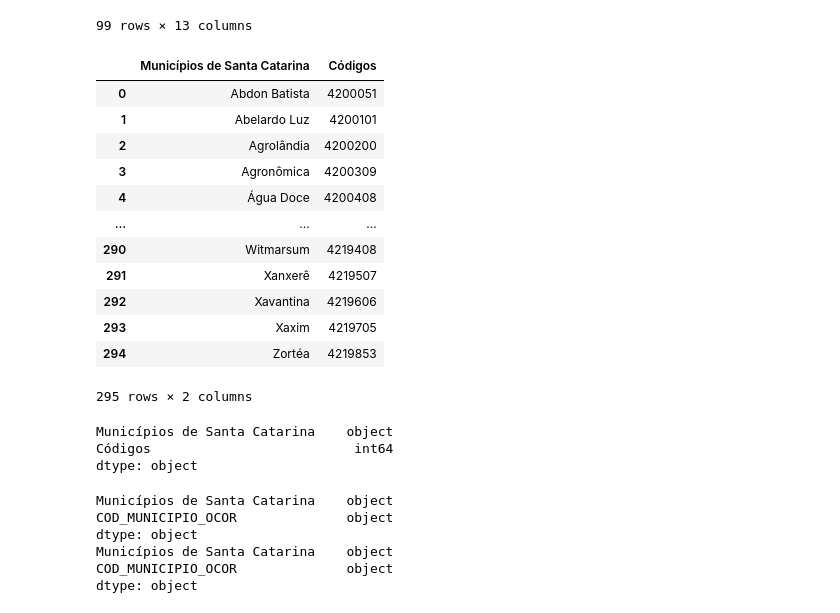
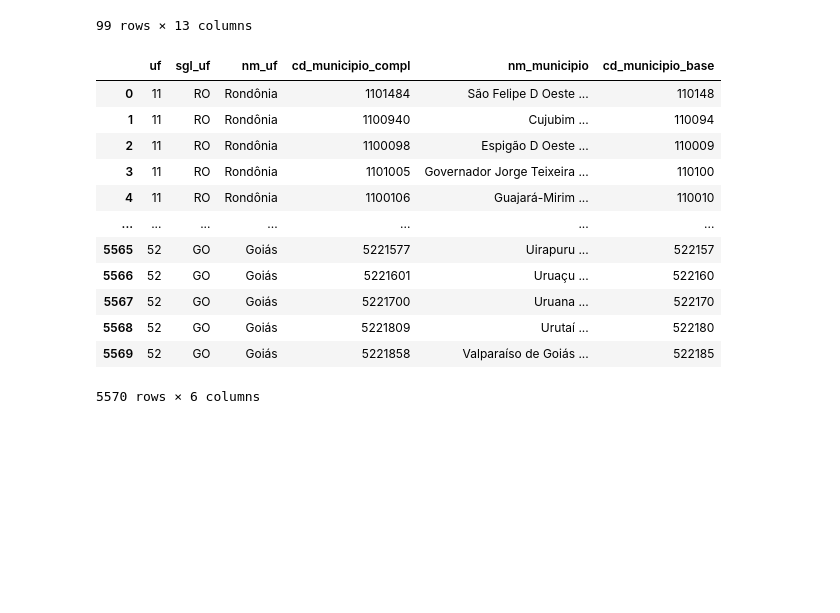
Before and after one commit to drianc/TCC-PUC-MINAS, a Jupyter notebook: TCC_Ciencia_Dados_PUC_Minas.ipynb, the cells around one changed output. Cells and saved outputs as stored; diff of their text form; code cells hidden in the pictures; blank space fills up the shorter version.

```diff
--- a/TCC_Ciencia_Dados_PUC_Minas.ipynb
+++ b/TCC_Ciencia_Dados_PUC_Minas.ipynb
@@ -225,49 +225,25 @@ df_Mort_2019_alt_2
 99 rows × 13 columns
 # %%
 #busca a tabelas tabelas do ibge
-df_ibge = pd.read_html('https://www.ibge.gov.br/explica/codigos-dos-municipios.php#MG')
+#df_ibge = pd.read_html('https://www.ibge.gov.br/explica/codigos-dos-municipios.php#MG')
+df_ibge = pd.read_csv('tabela_ibge.csv',sep=';',encoding = 'ISO-8859-1')
+
 
 #buscar apenas Estado de Minas Gerais
-df_ibge_mg = df_ibge[24]
-df_ibge_mg.to_csv('ibge_mg.csv')
-df_ibge_mg
+#df_ibge_mg = df_ibge[24]
+#df_ibge_mg.to_csv('ibge_mg.csv')
+df_ibge
 # %% [output]
-|  | Municípios de Santa Catarina | Códigos |
-| 0 | Abdon Batista | 4200051 |
-| 1 | Abelardo Luz | 4200101 |
-| 2 | Agrolândia | 4200200 |
-| 3 | Agronômica | 4200309 |
-| 4 | Água Doce | 4200408 |
-| ... | ... | ... |
-| 290 | Witmarsum | 4219408 |
-| 291 | Xanxerê | 4219507 |
-| 292 | Xavantina | 4219606 |
-| 293 | Xaxim | 4219705 |
-| 294 | Zortéa | 4219853 |
+|  | uf | sgl_uf | nm_uf | cd_municipio_compl | nm_municipio | cd_municipio_base |
+| 0 | 11 | RO | Rondônia | 1101484 | São Felipe D Oeste ... | 110148 |
+| 1 | 11 | RO | Rondônia | 1100940 | Cujubim ... | 110094 |
+| 2 | 11 | RO | Rondônia | 1100098 | Espigão D Oeste ... | 110009 |
+| 3 | 11 | RO | Rondônia | 1101005 | Governador Jorge Teixeira ... | 110100 |
+| 4 | 11 | RO | Rondônia | 1100106 | Guajará-Mirim ... | 110010 |
+| ... | ... | ... | ... | ... | ... | ... |
+| 5565 | 52 | GO | Goiás | 5221577 | Uirapuru ... | 522157 |
+| 5566 | 52 | GO | Goiás | 5221601 | Uruaçu ... | 522160 |
+| 5567 | 52 | GO | Goiás | 5221700 | Uruana ... | 522170 |
+| 5568 | 52 | GO | Goiás | 5221809 | Urutaí ... | 522180 |
+| 5569 | 52 | GO | Goiás | 5221858 | Valparaíso de Goiás ... | 522185 |
-295 rows × 2 columns
+5570 rows × 6 columns
-# %%
-print(df_ibge_mg.dtypes)
-# %% [output]
-Municípios de Santa Catarina    object
-Códigos                          int64
-dtype: object
-# %%
-df_ibge_mg['Códigos'] = df_ibge_mg['Códigos'].astype(str)
-df_ibge_mg["COD_MUNICIPIO_OCOR"] = df_ibge_mg["Códigos"].str[0:6]
-
-df_ibge_mg = df_ibge_mg.drop(columns=['Códigos'])
-df_ibge_mg['COD_MUNICIPIO_OCOR'] = df_ibge_mg['COD_MUNICIPIO_OCOR'].astype(str)
-df_ibge_mg
-
-print(df_ibge_mg.dtypes)
-
-df_ibge_mg
-
-print(df_ibge_mg.dtypes)
-# %% [output]
-Municípios de Santa Catarina    object
-COD_MUNICIPIO_OCOR              object
-dtype: object
-Municípios de Santa Catarina    object
-COD_MUNICIPIO_OCOR              object
-dtype: object
```
Also changed, not shown: parts of 8 cells of this notebook.
